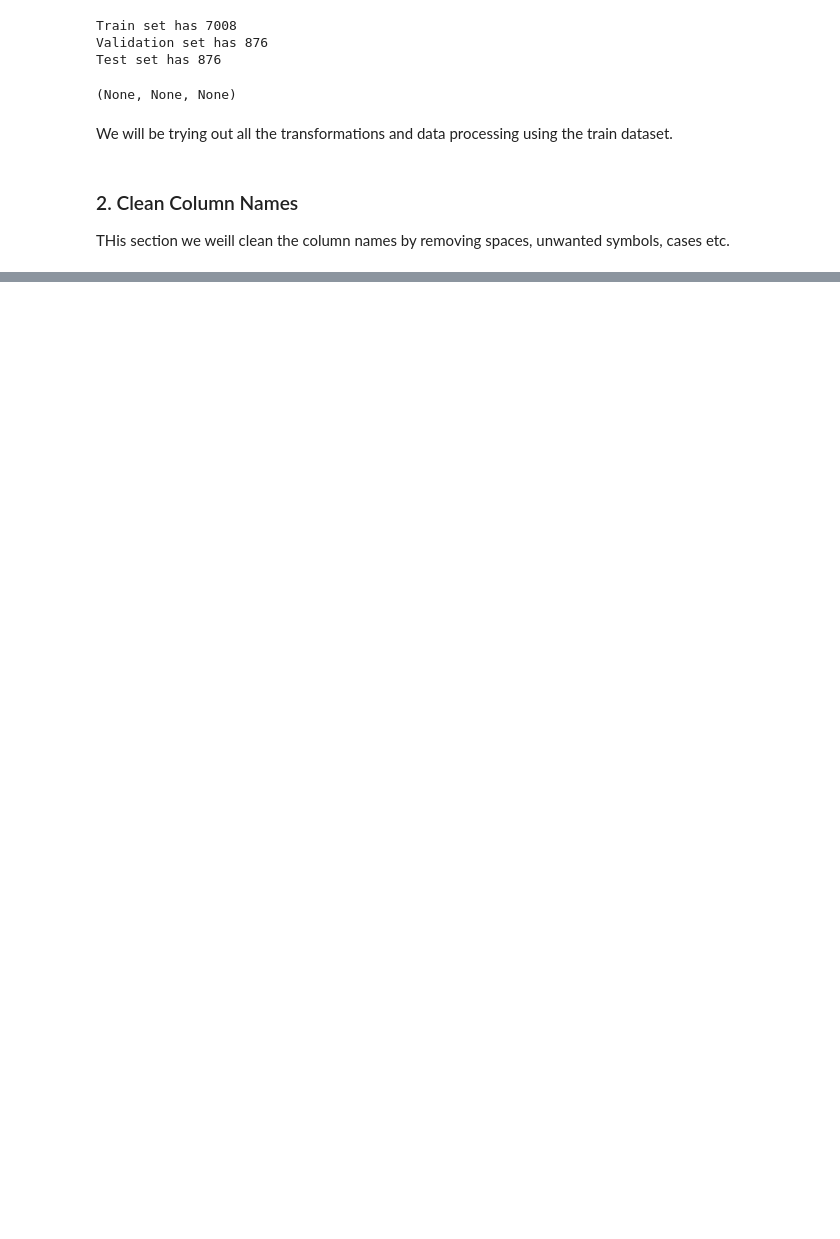
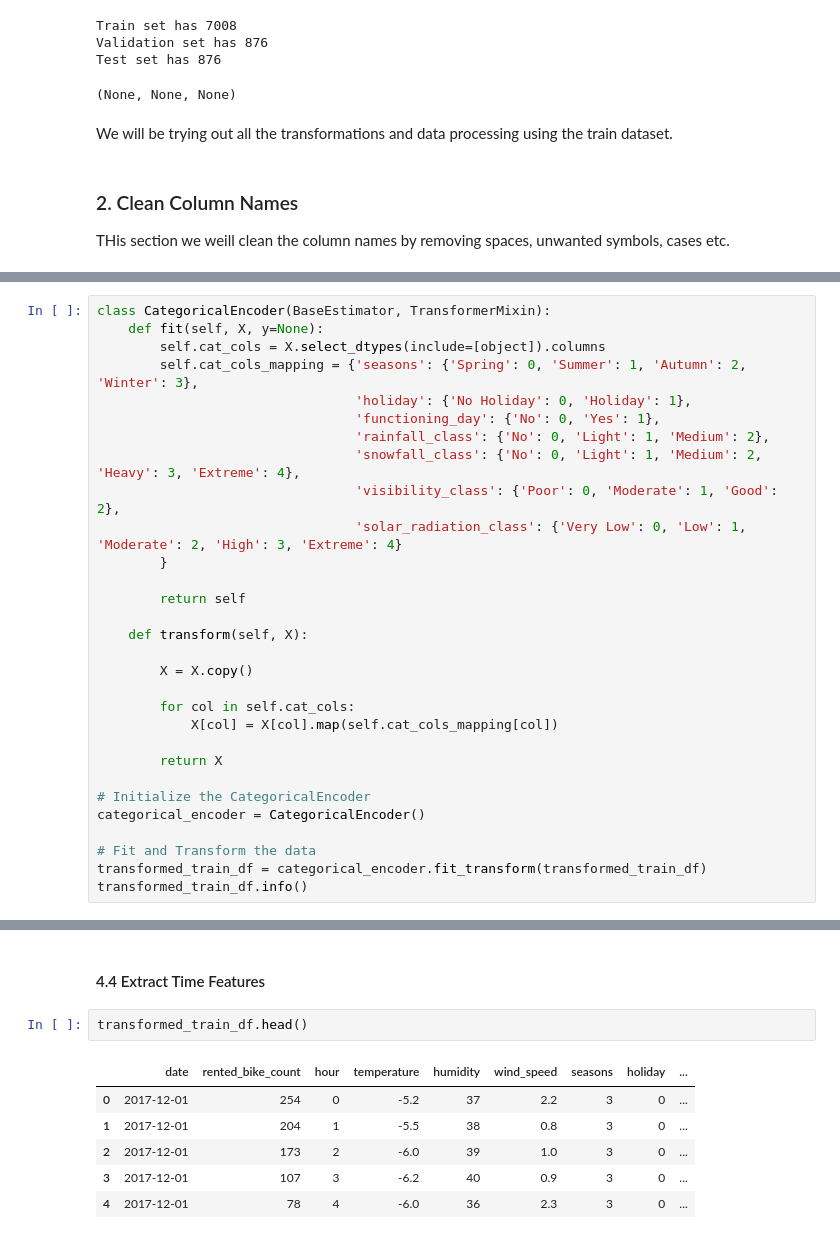
Before and after one commit to manuelmj39/bike-demand-prediction, a Jupyter notebook: notebooks/feature-engineering.ipynb, the cells around one changed output, grey strips where cells are left out. Drawn from its saved outputs; the diff is of its cells as text; blank space fills up the shorter version.

```diff
--- a/notebooks/feature-engineering.ipynb
+++ b/notebooks/feature-engineering.ipynb
@@ -359,0 +394,30 @@ memory usage: 930.9 KB
+# %%
+class CategoricalEncoder(BaseEstimator, TransformerMixin):
+    def fit(self, X, y=None):
+        self.cat_cols = X.select_dtypes(include=[object]).columns
+        self.cat_cols_mapping = {'seasons': {'Spring': 0, 'Summer': 1, 'Autumn': 2, 'Winter': 3},
+                                 'holiday': {'No Holiday': 0, 'Holiday': 1},
+                                 'functioning_day': {'No': 0, 'Yes': 1},
+                                 'rainfall_class': {'No': 0, 'Light': 1, 'Medium': 2},
+                                 'snowfall_class': {'No': 0, 'Light': 1, 'Medium': 2, 'Heavy': 3, 'Extreme': 4},
+                                 'visibility_class': {'Poor': 0, 'Moderate': 1, 'Good': 2},
+                                 'solar_radiation_class': {'Very Low': 0, 'Low': 1, 'Moderate': 2, 'High': 3, 'Extreme': 4}
+        }
+
+        return self
+
+    def transform(self, X):
+
+        X = X.copy()
+
+        for col in self.cat_cols:
+            X[col] = X[col].map(self.cat_cols_mapping[col])
+
+        return X
+
+# Initialize the CategoricalEncoder
+categorical_encoder = CategoricalEncoder()
+
+# Fit and Transform the data
+transformed_train_df = categorical_encoder.fit_transform(transformed_train_df)
+transformed_train_df.info()
@@ -359,0 +454,11 @@ memory usage: 930.9 KB
+# %% [markdown]
+#### 4.4 Extract Time Features
+# %%
+transformed_train_df.head()
+# %% [output]
+|  | date | rented_bike_count | hour | temperature | humidity | wind_speed | seasons | holiday | ... |
+| 0 | 2017-12-01 | 254 | 0 | -5.2 | 37 | 2.2 | 3 | 0 | ... |
+| 1 | 2017-12-01 | 204 | 1 | -5.5 | 38 | 0.8 | 3 | 0 | ... |
+| 2 | 2017-12-01 | 173 | 2 | -6.0 | 39 | 1.0 | 3 | 0 | ... |
+| 3 | 2017-12-01 | 107 | 3 | -6.2 | 40 | 0.9 | 3 | 0 | ... |
+| 4 | 2017-12-01 | 78 | 4 | -6.0 | 36 | 2.3 | 3 | 0 | ... |
```
Also changed, not shown: parts of 44 cells of this notebook, 10 other files.
